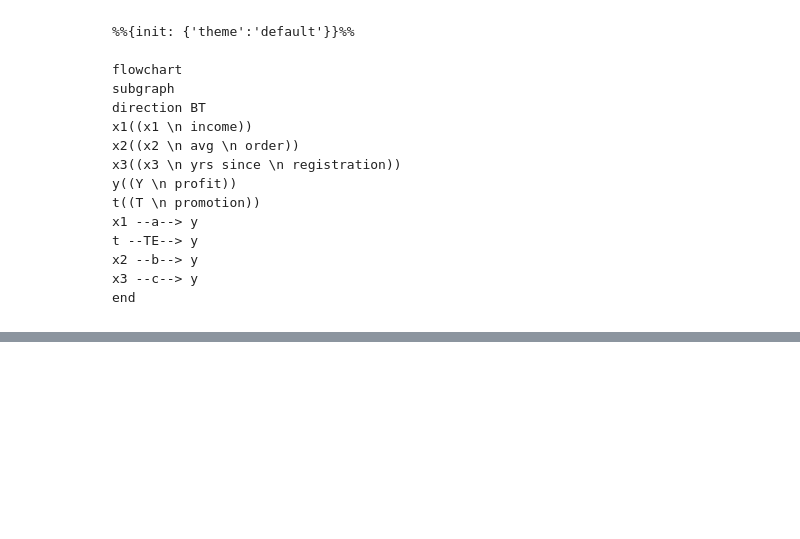
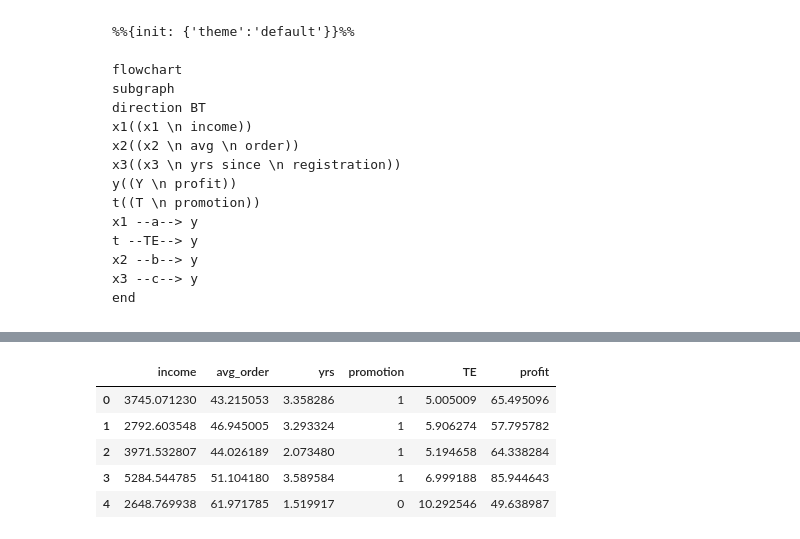
Before and after one commit to leowu4ever/causal-inference, a Jupyter notebook: dgp.ipynb, the cells around one changed output, grey strips where cells are left out. Saved outputs shown, nothing was run; the diff lists cells and outputs as text; code cells hidden in the pictures; blank space fills up the shorter version.

```diff
--- a/dgp.ipynb
+++ b/dgp.ipynb
@@ -65,0 +71,9 @@ df.describe().transpose().drop(columns='count').applymap(lambda x: round(x, 1))
+# %%
+df.head()
+# %% [output]
+|  | income | avg_order | yrs | promotion | TE | profit |
+| 0 | 3745.071230 | 43.215053 | 3.358286 | 1 | 5.005009 | 65.495096 |
+| 1 | 2792.603548 | 46.945005 | 3.293324 | 1 | 5.906274 | 57.795782 |
+| 2 | 3971.532807 | 44.026189 | 2.073480 | 1 | 5.194658 | 64.338284 |
+| 3 | 5284.544785 | 51.104180 | 3.589584 | 1 | 6.999188 | 85.944643 |
+| 4 | 2648.769938 | 61.971785 | 1.519917 | 0 | 10.292546 | 49.638987 |
```
Also changed, not shown: parts of 5 cells of this notebook.
